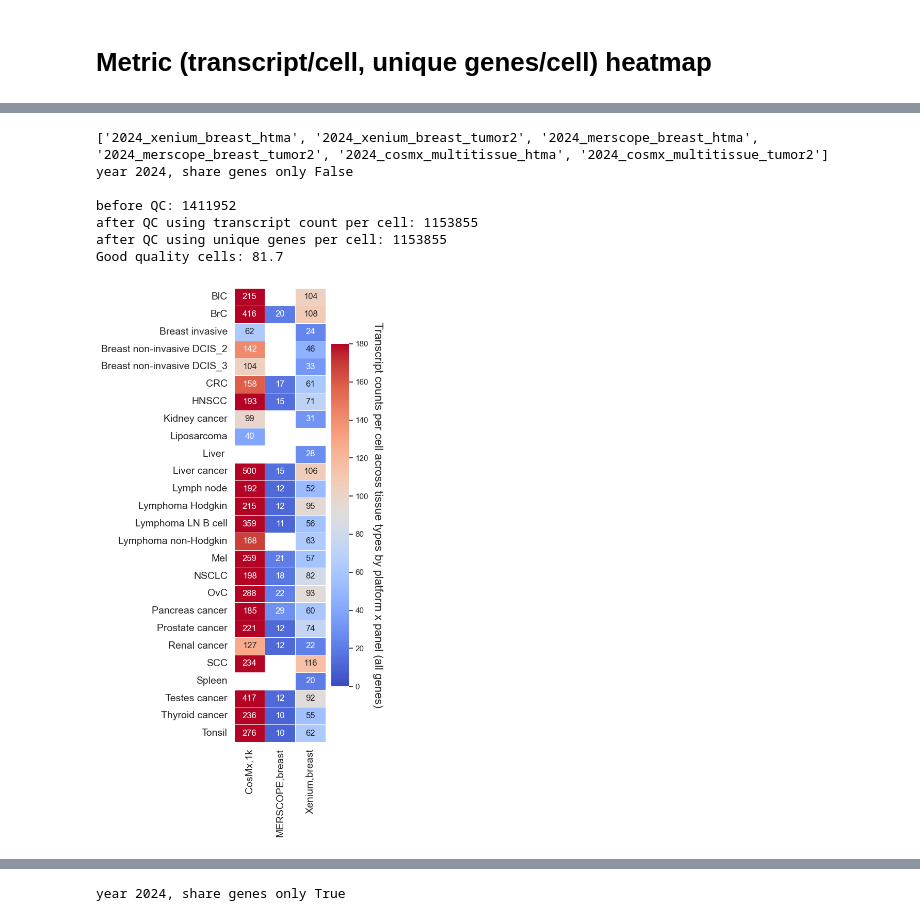
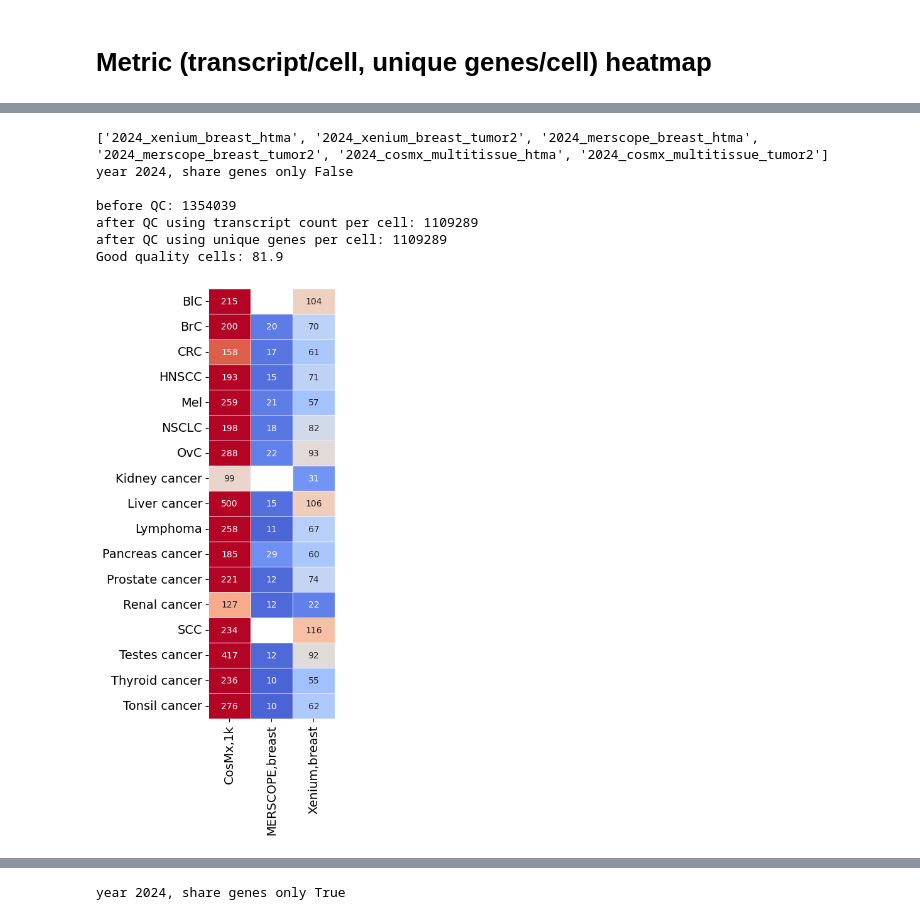
Before and after one commit to broadinstitute/ist_benchmarking, a Jupyter notebook: 06_single_cell_metrics.ipynb, the cells around one changed output, grey strips where cells are left out. Drawn from its saved outputs; the diff is of its cells as text; code cells hidden in the pictures.

Commit message:
custom tissue order

```diff
--- a/06_single_cell_metrics.ipynb
+++ b/06_single_cell_metrics.ipynb
@@ -19,7 +19,7 @@ if not sys.warnoptions:
 wd = os.getcwd()
 print (f'working directory: {wd}')
 
-year = '2024'
+year = '2023'
 # %% [output]
 working directory: /Users/whuan/dev/ist_benchmarking
 # %%
@@ -64,18 +64,17 @@ matrix = np.array(matrix)
 matrix = matrix+1
 
 # Create the heatmap with annotations
-plt.figure(figsize=(8, 5.3))  # Increase the figure width to accommodate the y-axis label
+plt.figure(figsize=(7,6))  # Increase the figure width to accommodate the y-axis label
 g = sns.heatmap(matrix, annot=True, cmap='coolwarm', linewidths=0.5,
-                vmin=0, vmax=200, fmt=".0f", xticklabels=sample_names, yticklabels=sample_names)
-cbar = g.collections[0].colorbar
+                vmin=0, vmax=200, fmt=".0f", xticklabels=sample_names, yticklabels=sample_names, cbar=False)
 
-# Adjust the position and size of the colorbar
-cbar.ax.set_position([0.91, 0.1, 0.02, 0.77])  # Adjust the first and third values
-cbar.ax.set_ylabel(f"Number of shared genes between panels", rotation=270, labelpad=20, fontsize=14)
+# # Adjust the position and size of the colorbar
+# cbar.ax.set_position([0.91, 0.1, 0.02, 0.77])  # Adjust the first and third values
+# cbar.ax.set_ylabel(f"Number of shared genes between panels", rotation=270, labelpad=20, fontsize=14)
 plt.xlabel('')
 plt.ylabel('')
 
-fontsize = 14
+fontsize = 16
 xlabels = g.get_xticklabels()
 g.set_xticklabels(xlabels, fontsize=fontsize, rotation=30, ha="right")
 
@@ -103,8 +102,8 @@ print (samples)
 sample_gene_list = {}
 
 for sample in samples:
-    if 'merscope_lung' in sample:
-        continue
+    # if 'merscope_lung' in sample:
+    #     continue
     print (sample)
     genes = pd.read_parquet(
         f'data/cell_by_gene_csv/{sample}_cell_by_gene.parquet.gzip'
@@ -220,8 +233,21 @@ for year in ['2024']:
 
     if year == '2024':
         samples = [x for x in SAMPLES if '2024' in x]
+
+        custom_y_ticks = ['BlC', 'BrC', 'CRC', 'HNSCC', 'Mel', 'NSCLC', 'OvC', 'Kidney cancer', 'Liver cancer',
+                        'Lymphoma', 'Pancreas cancer', 'Prostate cancer', 'Renal cancer', 'SCC', 'Testes cancer',
+                        'Thyroid cancer', 'Tonsil cancer']
+
+
+
     elif year == '2023':
         samples = [x for x in SAMPLES if '2024' not in x]
+
+        # TODO: use correct ones for 2023
+        custom_y_ticks = ['BlC', 'BrC', 'CRC', 'HNSCC', 'Mel', 'NSCLC', 'OvC', 'Kidney cancer', 'Liver cancer',
+                        'Lymphoma', 'Pancreas cancer', 'Prostate cancer', 'Renal cancer', 'SCC', 'Testes cancer',
+                        'Thyroid cancer', 'Tonsil cancer']
+
     else:
         samples = [x for x in SAMPLES]
     print (samples)
@@ -230,6 +256,7 @@ for year in ['2024']:
         print (f"year {year}, share genes only {common}")
         if common:
             df_m = pd.read_parquet(f'{wd}/data/single_cell_metrics/all_cell_level_common_genes_{year}.parquet.gzip', engine='pyarrow')
+            df_m = df_m.loc[~df_m['tissue_type'].isin(['Liver', 'Liver ','Spleen', 'Pancreas','Renal pelvis', 'Liposarcoma', 'Lymph node'])]
             with open(f"{wd}/data/{year}_qced_cell_id", "rb") as fp:
                 qced_cell_id = pickle.load(fp)
             df_mat = df_m.copy()
@@ -237,7 +264,7 @@ for year in ['2024']:
             df_mat = df_mat.loc[df_mat['sample_cell_id'].isin(qced_cell_id)]
         else:
             df_m = pd.read_parquet(f'{wd}/data/single_cell_metrics/all_cell_level_{year}.parquet.gzip', engine='pyarrow')
-
+            df_m = df_m.loc[~df_m['tissue_type'].isin(['Liver', 'Liver ','Spleen', 'Pancreas','Renal pelvis', 'Liposarcoma', 'Lymph node'])]
             df_m = df_m.loc[~df_m['cell_id'].str.contains('-1_region')
                             & ~df_m['tissue_type'].isin(['Renal pelvis'])]
 
@@ -269,15 +296,16 @@ for year in ['2024']:
         for metric in ['transcript_counts', 'unique_genes']:
             df_plot = df_mat.groupby(by=[group_by, 'tissue_type'], as_index=False).agg({metric:'median'})
             df_plot = df_plot.pivot_table(index='tissue_type',columns=group_by,values=metric)
+            df_plot = df_plot.reindex(custom_y_ticks)
             # display(get_df_color(df_plot))
 
 
             vmax = 80 if metric == 'unique_genes' else 180
-            figsize=(3.6, 11)  if metric == 'unique_genes' else (6, 11)
+            figsize=(2.4, 9)  if metric == 'unique_genes' else (4, 9)
 
             if common:
                 vmax = 40
-                figsize=(3.6, 11)
+                figsize=(2.4, 9)
 
                 if metric == 'unique_genes':
                     vmax = 20
@@ -285,42 +313,41 @@ for year in ['2024']:
             # Create the heatmap with annotations
             plt.figure(figsize=figsize)  # Increase the figure width to accommodate the y-axis label
 
             df_plot_trim = df_plot
             if 'MERSCOPE,lung' in df_plot_trim.columns:
                 df_plot_trim = df_plot.drop(columns=['MERSCOPE,lung'])
-            df_plot_trim = round(df_plot_trim,2)
+            df_plot_trim = round(df_plot_trim, 2)
+
+            # Removing color bar by setting cbar=False
             g = sns.heatmap(df_plot_trim, annot=True, cmap='coolwarm', linewidths=0.5,
-                            vmin=0, vmax=vmax, fmt=".0f")
-            cbar = g.collections[0].colorbar
+                            vmin=0, vmax=vmax, fmt=".0f", cbar=False)
 
             gene_string = 'shared genes' if common else 'all genes'
 
-            # Adjust the position and size of the colorbar
-            cbar.ax.set_position([0.91, 0.1, 0.02, 0.77])  # Adjust the first and third values
-            cbar.ax.set_ylabel(f"{' '.join(metric.split('_')).capitalize()} per cell across tissue types by platform x panel ({gene_string})", rotation=270, labelpad=20, fontsize=16)
             plt.xlabel('')
             plt.ylabel('')
             fontsize = 14
             xlabels = g.get_xticklabels()
             g.set_xticklabels(xlabels, fontsize=fontsize, rotation=90)
             ylabels = g.get_yticklabels()
 
-            if metric == 'unique_genes' or common==True:
+            if metric == 'unique_genes' or common:
                 g.set_yticklabels([])
             else:
                 g.set_yticklabels(ylabels, fontsize=fontsize)
 
             plt.tight_layout()
 
             plt.savefig(f'{wd}/figures/Fig_4_Segmentation/Main_Fig_{metric}_{year}_{common}.png', dpi=250, transparent=True)
             plt.savefig(f'{wd}/figures/Fig_4_Segmentation/Main_Fig_{metric}_{year}_{common}.eps', dpi=250, transparent=True)
             plt.show()
+      ## Add manual title per cell across tissue types by platform x panel ({gene_string})", rotation=270, va='center', fontsize=16)
 # %% [output]
 ['2024_xenium_breast_htma', '2024_xenium_breast_tumor2', '2024_merscope_breast_htma', '2024_merscope_breast_tumor2', '2024_cosmx_multitissue_htma', '2024_cosmx_multitissue_tumor2']
 year 2024, share genes only False
 
-before QC: 1411952
-after QC using transcript count per cell: 1153855
-after QC using unique genes per cell: 1153855
-Good quality cells: 81.7
+before QC: 1354039
+after QC using transcript count per cell: 1109289
+after QC using unique genes per cell: 1109289
+Good quality cells: 81.9
-[figure, old version]
+[figure, new version]
```
Also changed, not shown: parts of 12 cells of this notebook.
